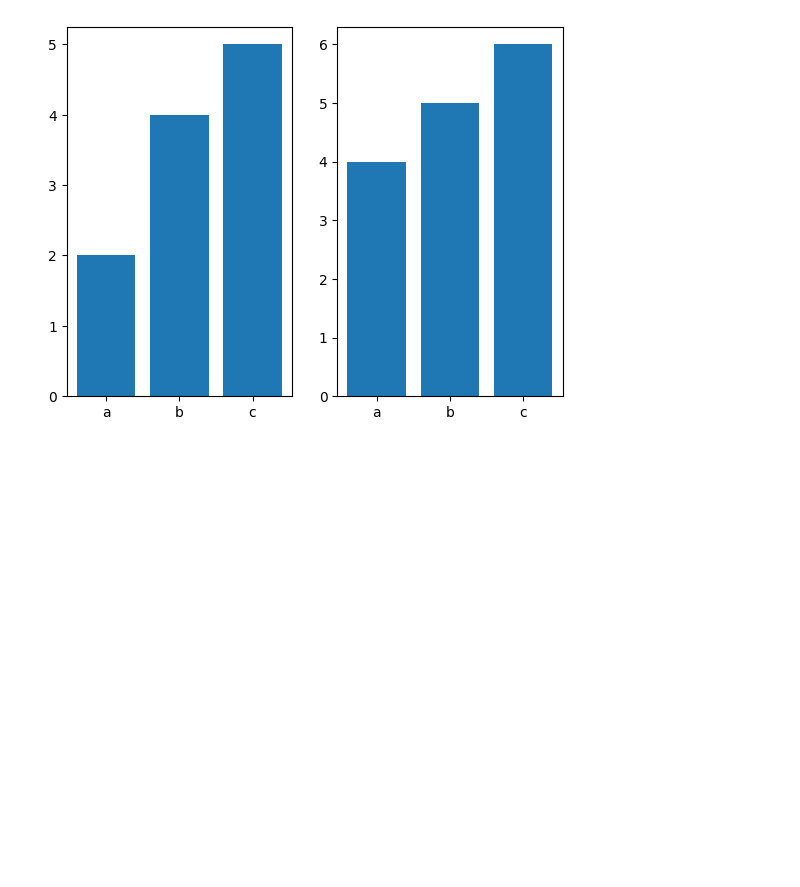
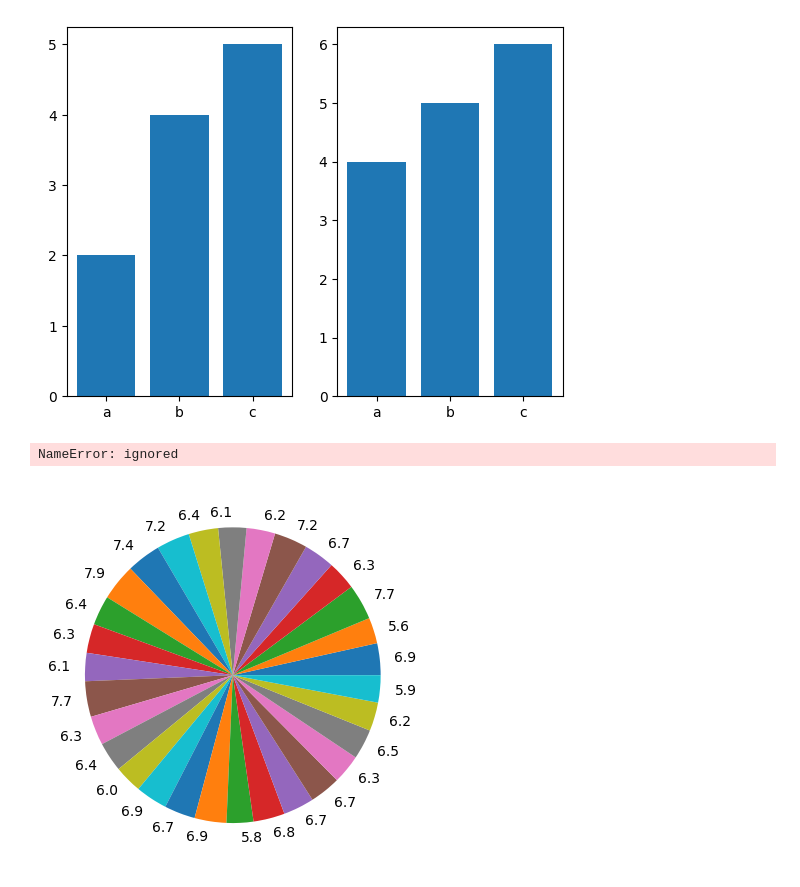
Before and after one commit to kanan110205/iti-tiwari, a Jupyter notebook: sunstone.ipynb, the cells around one changed output. Saved outputs shown, nothing was run; the diff lists cells and outputs as text; code cells hidden in the pictures; blank space fills up the shorter version.

```diff
--- a/sunstone.ipynb
+++ b/sunstone.ipynb
@@ -563,3 +563,21 @@ plt.show
 # %% [output]
 <function matplotlib.pyplot.show(close=None, block=None)>
 [figure]
+# %%
+
+import pandas as pd
+path= iris.data (1).csv
+df=pd.read_csv(path)
+# %% [output]
+NameError: ignored
+# %%
+import matplotlib.pyplot as plt
+import pandas as pd
+file = pd.read_csv('/iris.csv')
+
+myexp = []
+plt.pie(file['SepalLengthCm'].tail(30),labels = file['SepalLengthCm'].tail(30))
+plt.scatter(x = file['Id'],y=file['SepalLengthCm'])
+plt.show()
+# %% [output]
+[figure, added]
```
Also changed, not shown: parts of 4 cells of this notebook.
